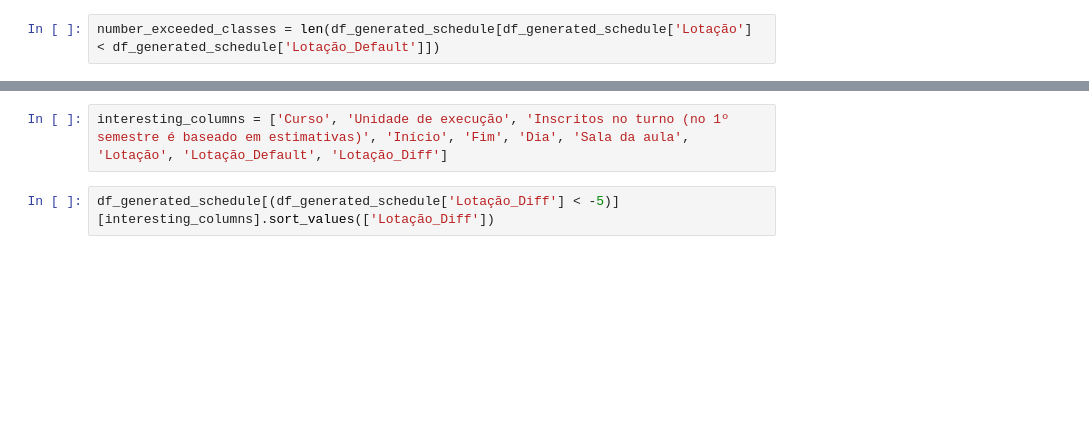
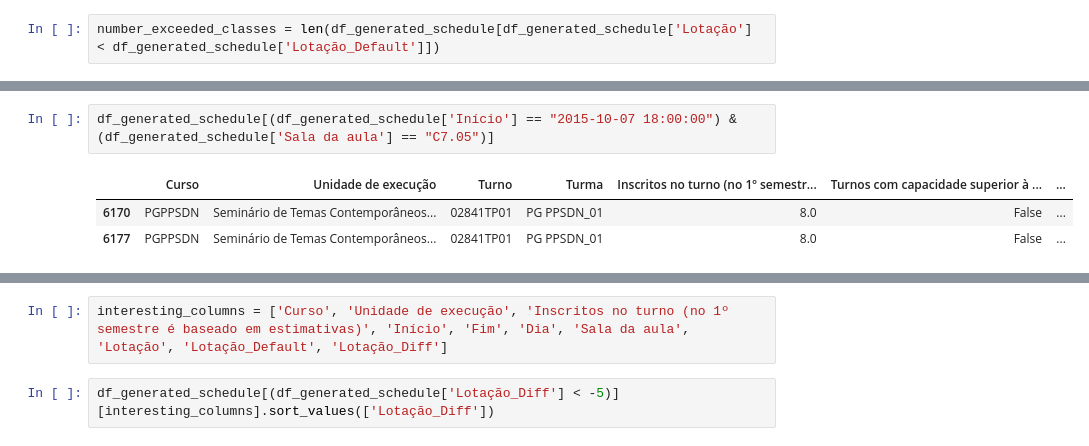
Before and after one commit to AfonsoMiao/ADS_Schedule_Solver, a Jupyter notebook: Compare_Results.ipynb, the cells around one changed output, grey strips where cells are left out. Saved outputs shown, nothing was run; the diff lists cells and outputs as text; blank space fills up the shorter version.

```diff
--- a/Compare_Results.ipynb
+++ b/Compare_Results.ipynb
@@ -26,0 +43,6 @@ Number of classes at same room:  1
+# %%
+df_generated_schedule[(df_generated_schedule['Início'] == "2015-10-07 18:00:00") & (df_generated_schedule['Sala da aula'] == "C7.05")]
+# %% [output]
+|  | Curso | Unidade de execução | Turno | Turma | Inscritos no turno (no 1º semestr... | Turnos com capacidade superior à ... | ... |
+| 6170 | PGPPSDN | Seminário de Temas Contemporâneos... | 02841TP01 | PG PPSDN_01 | 8.0 | False | ... |
+| 6177 | PGPPSDN | Seminário de Temas Contemporâneos... | 02841TP01 | PG PPSDN_01 | 8.0 | False | ... |
```
Also changed, not shown: parts of 12 cells of this notebook, 7 other files.
